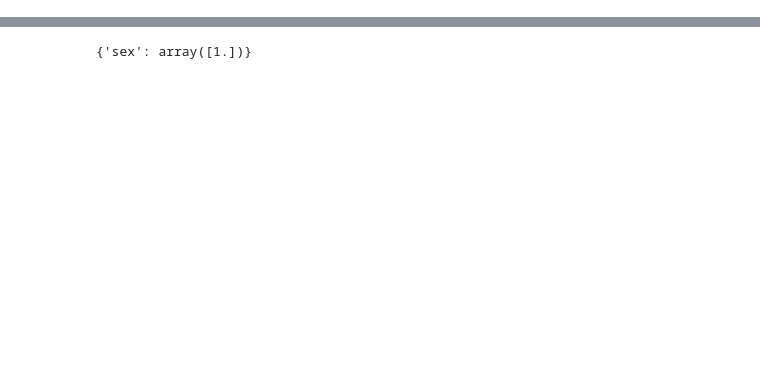
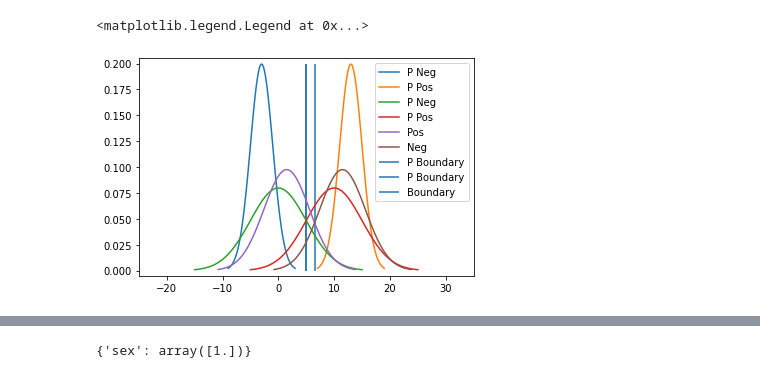
Before and after one commit to rakinhaider/Inherent-AI-Bias, a Jupyter notebook: notebooks/Groupwise Classifier Performance.ipynb, the cells around one changed output, grey strips where cells are left out. Saved outputs shown, nothing was run; the diff lists cells and outputs as text; code cells hidden in the pictures; blank space fills up the shorter version.

```diff
--- a/notebooks/Groupwise Classifier Performance.ipynb
+++ b/notebooks/Groupwise Classifier Performance.ipynb
@@ -238,2 +162,18 @@ plt.ylim(0, 0.2)
+# %%
+plot_normal(-3, 2, label='P Neg')
+plot_normal(13, 2, label='P Pos')
+plt.vlines(5, 0, 0.2, label = 'P Boundary')
+plot_normal(0, 5, label='P Neg')
+plot_normal(10, 5, label='P Pos')
+plt.vlines(5, 0, 0.2, label = 'P Boundary')
+plot_normal(1.5, 4.09, label='Pos')
+plot_normal(11.5, 4.09, label='Neg')
+plt.vlines(6.5, 0, 0.2, label='Boundary')
+plt.xlim(-25, 35)
+plt.ylim(-0.005, 0.205)
+plt.legend()
+# %% [output]
+<matplotlib.legend.Legend at 0x...>
+[figure, added]
 # %%
 model_type = LogisticRegression
```
Also changed, not shown: parts of 28 cells of this notebook, 13 other files.
